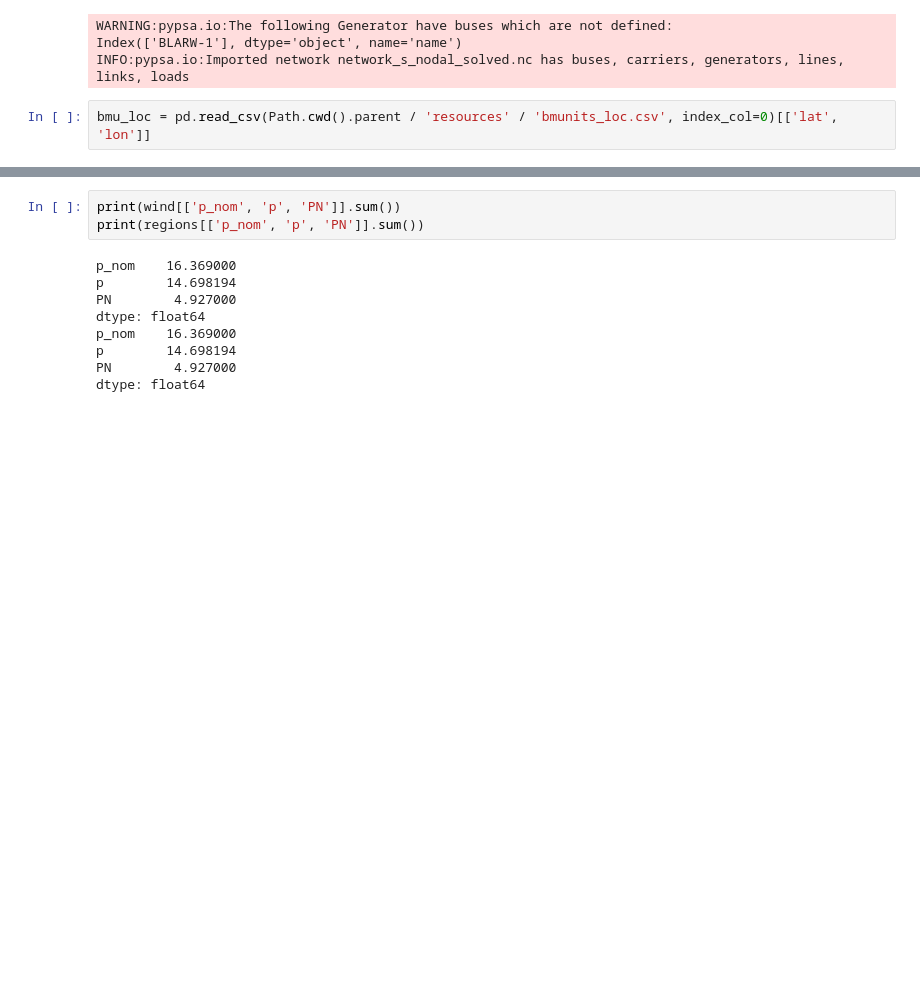
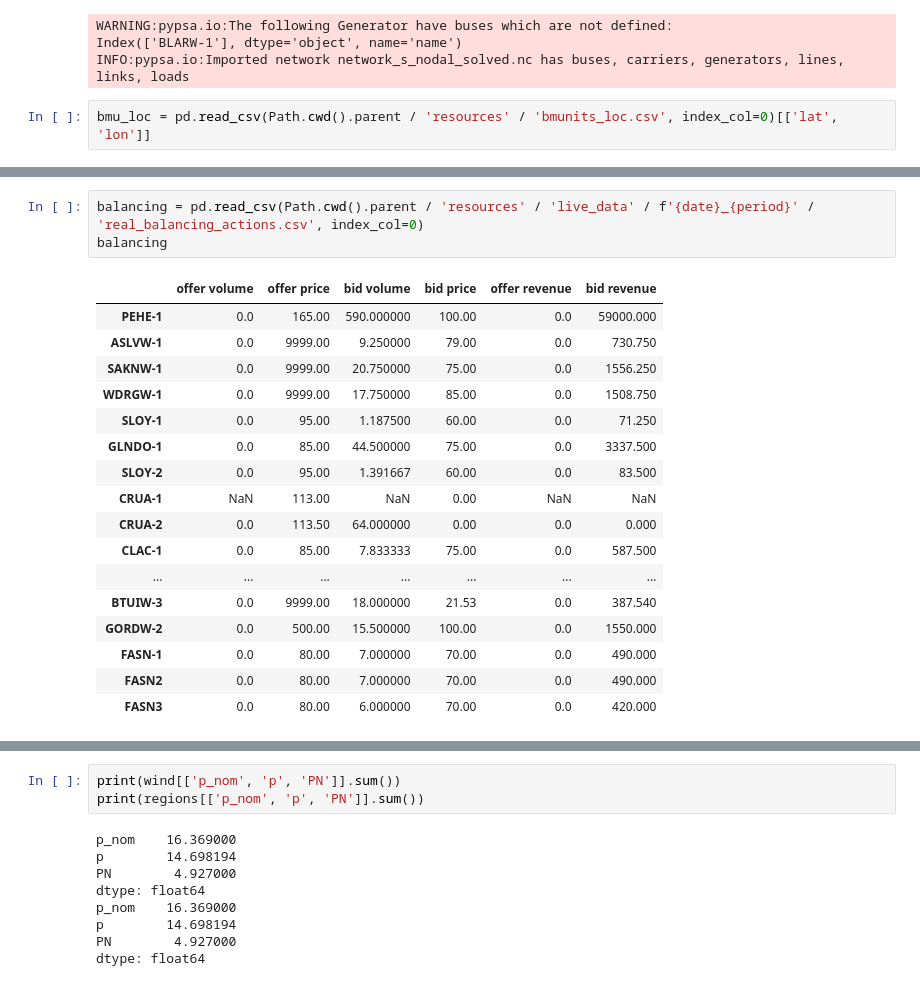
Before and after one commit to LukasFrankenQ/LMP, a Jupyter notebook: notebooks/match_wholesale.ipynb, the cells around one changed output, grey strips where cells are left out. Saved outputs shown, nothing was run; the diff lists cells and outputs as text; blank space fills up the shorter version.

```diff
--- a/notebooks/match_wholesale.ipynb
+++ b/notebooks/match_wholesale.ipynb
@@ -343,3 +362,24 @@ plt.show()
+# %%
+balancing = pd.read_csv(Path.cwd().parent / 'resources' / 'live_data' / f'{date}_{period}' / 'real_balancing_actions.csv', index_col=0)
+balancing
+# %% [output]
+|  | offer volume | offer price | bid volume | bid price | offer revenue | bid revenue |
+| PEHE-1 | 0.0 | 165.00 | 590.000000 | 100.00 | 0.0 | 59000.000 |
+| ASLVW-1 | 0.0 | 9999.00 | 9.250000 | 79.00 | 0.0 | 730.750 |
+| SAKNW-1 | 0.0 | 9999.00 | 20.750000 | 75.00 | 0.0 | 1556.250 |
+| WDRGW-1 | 0.0 | 9999.00 | 17.750000 | 85.00 | 0.0 | 1508.750 |
+| SLOY-1 | 0.0 | 95.00 | 1.187500 | 60.00 | 0.0 | 71.250 |
+| GLNDO-1 | 0.0 | 85.00 | 44.500000 | 75.00 | 0.0 | 3337.500 |
+| SLOY-2 | 0.0 | 95.00 | 1.391667 | 60.00 | 0.0 | 83.500 |
+| CRUA-1 | NaN | 113.00 | NaN | 0.00 | NaN | NaN |
+| CRUA-2 | 0.0 | 113.50 | 64.000000 | 0.00 | 0.0 | 0.000 |
+| CLAC-1 | 0.0 | 85.00 | 7.833333 | 75.00 | 0.0 | 587.500 |
+| ... | ... | ... | ... | ... | ... | ... |
+| BTUIW-3 | 0.0 | 9999.00 | 18.000000 | 21.53 | 0.0 | 387.540 |
+| GORDW-2 | 0.0 | 500.00 | 15.500000 | 100.00 | 0.0 | 1550.000 |
+| FASN-1 | 0.0 | 80.00 | 7.000000 | 70.00 | 0.0 | 490.000 |
+| FASN2 | 0.0 | 80.00 | 7.000000 | 70.00 | 0.0 | 490.000 |
+| FASN3 | 0.0 | 80.00 | 6.000000 | 70.00 | 0.0 | 420.000 |
 # %%
 import os
 
```
Also changed, not shown: parts of 16 cells of this notebook, 2 other files.
